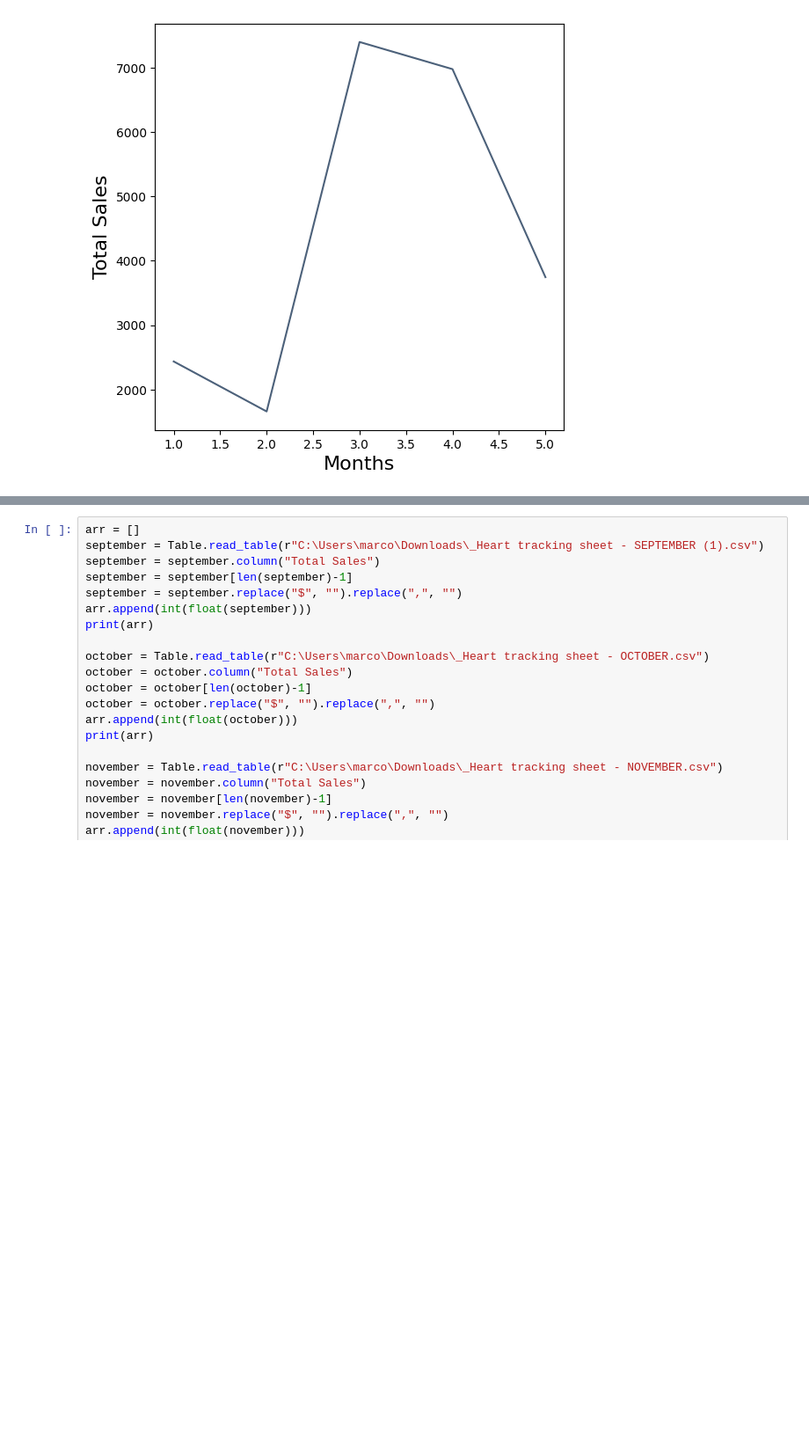
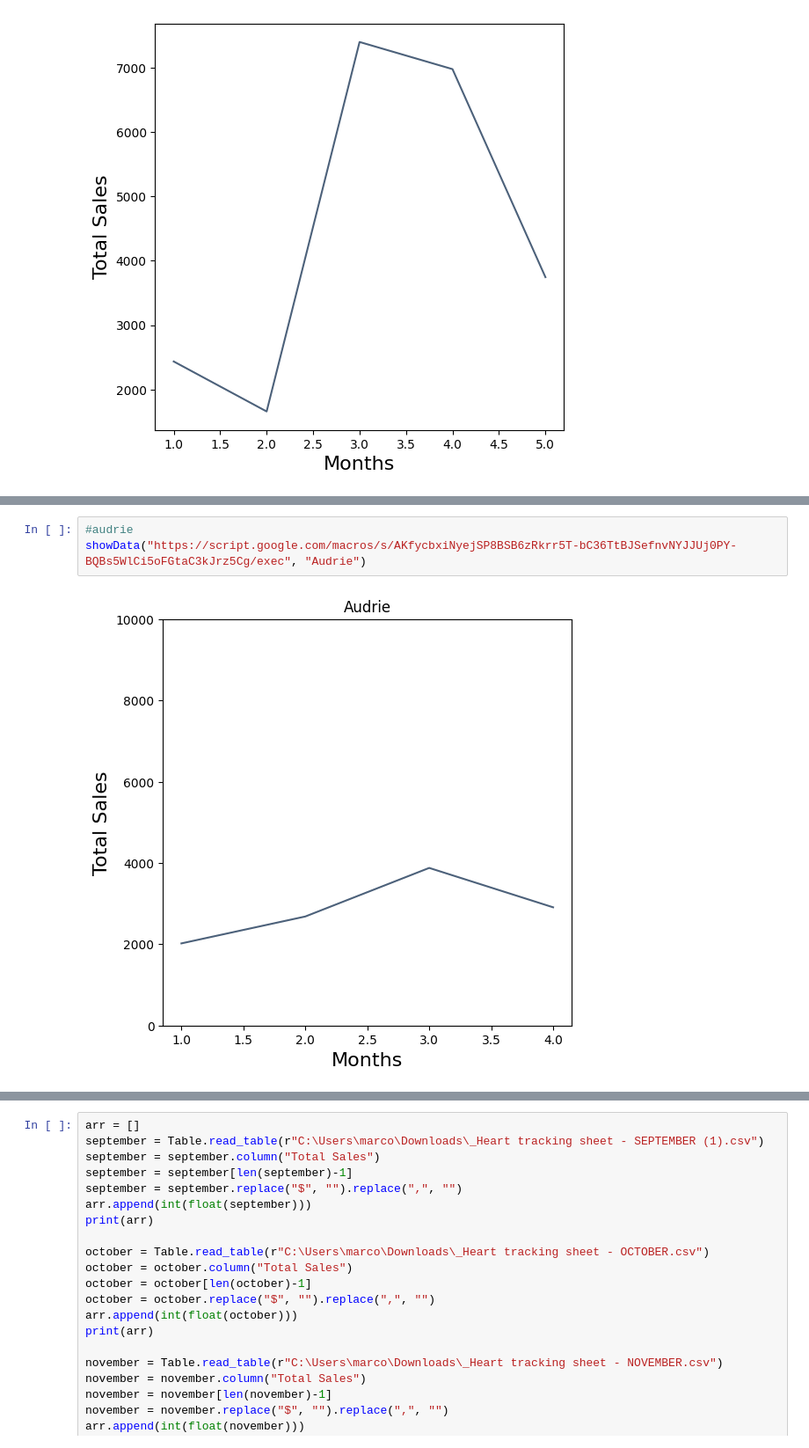
Before and after one commit to keace888/ETS, a Jupyter notebook: Employee graph.ipynb, the cells around one changed output, grey strips where cells are left out. Shown at 88% size. Saved outputs shown, nothing was run; the diff lists cells and outputs as text; blank space fills up the shorter version.

```diff
--- a/Employee graph.ipynb
+++ b/Employee graph.ipynb
@@ -106,0 +133,5 @@ total1.plot('Months','Total Sales')
+# %%
+#audrie
+showData("https://script.google.com/macros/s/AKfycbxiNyejSP8BSB6zRkrr5T-bC36TtBJSefnvNYJJUj0PY-BQBs5WlCi5oFGtaC3kJrz5Cg/exec", "Audrie")
+# %% [output]
+[figure, added]
```
Also changed, not shown: parts of 11 cells of this notebook.
